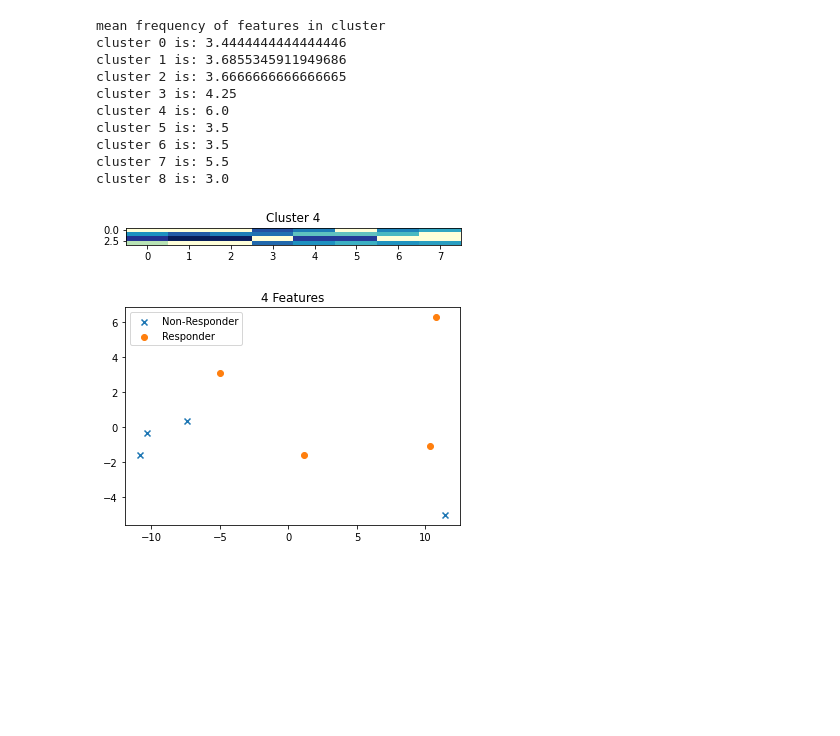
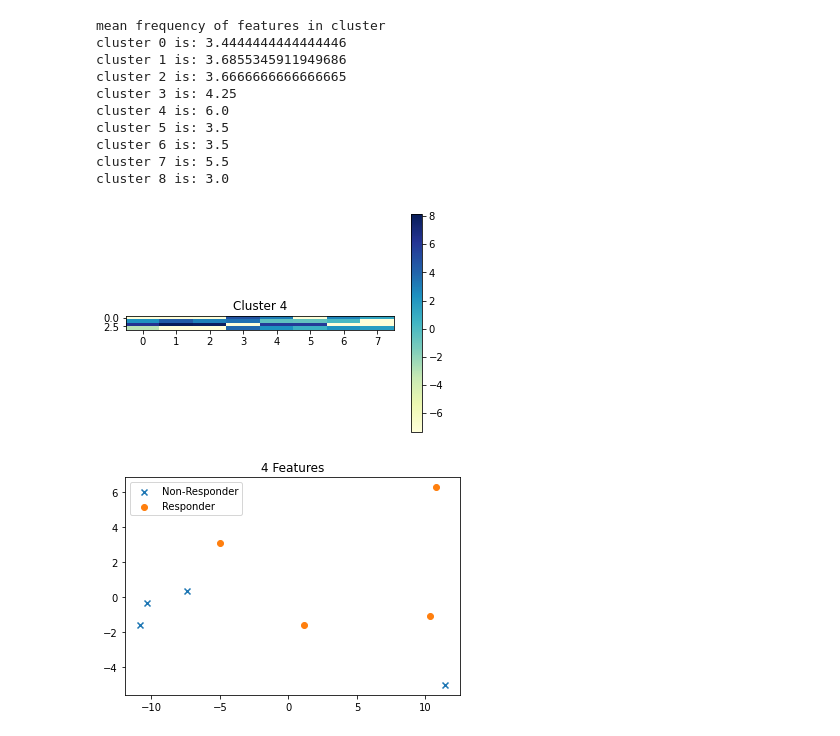
Before and after one commit to nmank/GradCourses, a Jupyter notebook: Z40_spectral_cuts.ipynb, the cells around one changed output. Cells and saved outputs as stored; diff of their text form; code cells hidden in the pictures; blank space fills up the shorter version.

```diff
--- a/Z40_spectral_cuts.ipynb
+++ b/Z40_spectral_cuts.ipynb
@@ -197,12 +193,13 @@ cluster 8 is: 3.0
 # %%
 c=4
 
 plt.imshow(sorted_X[:,np.where(labels == c)[0]].T, aspect=.1, cmap=pylab.cm.YlGnBu)
 plt.title('Cluster '+str(c))
 # len(np.where(labels == 1)[0]), [frequencies[i] for i in np.where(labels == 1)[0]]
+plt.colorbar()
 plt.savefig('c4_cor.png')
 # %% [output]
-[figure, old version]
+[figure, new version]
 # %%
 # %matplotlib inline
 
```
Also changed, not shown: parts of 3 cells of this notebook, 2 other files.
